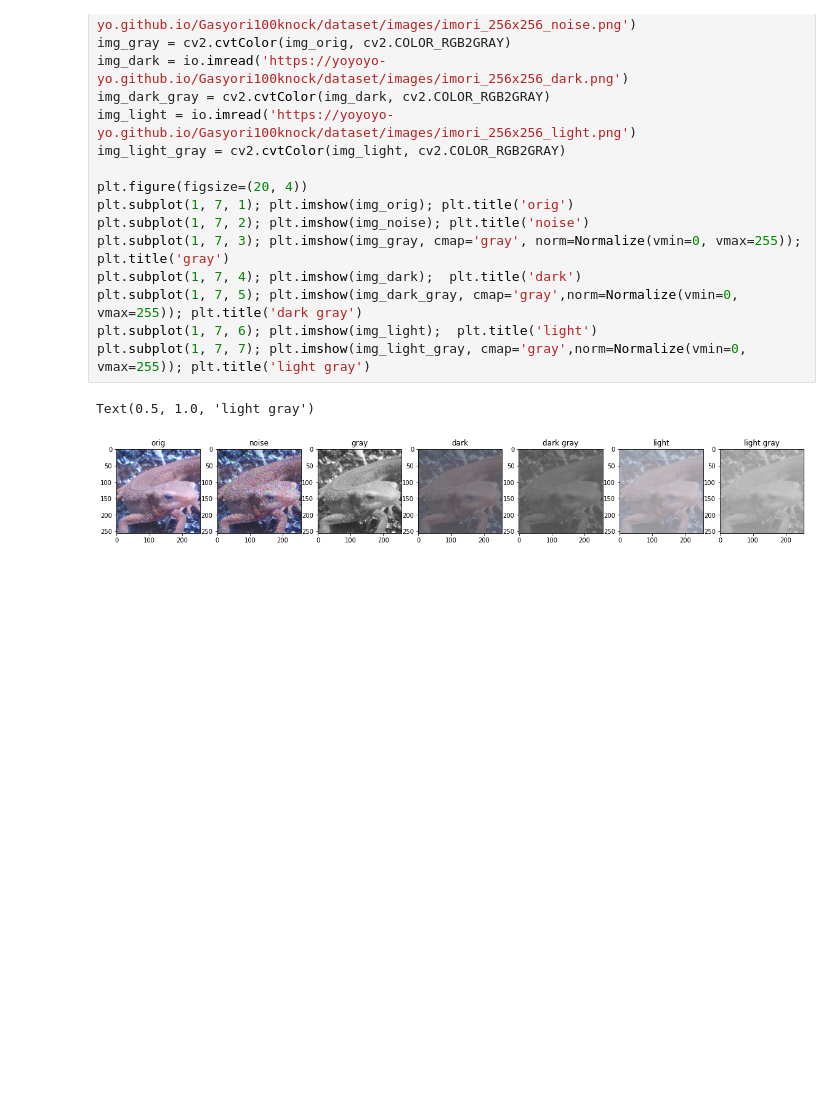
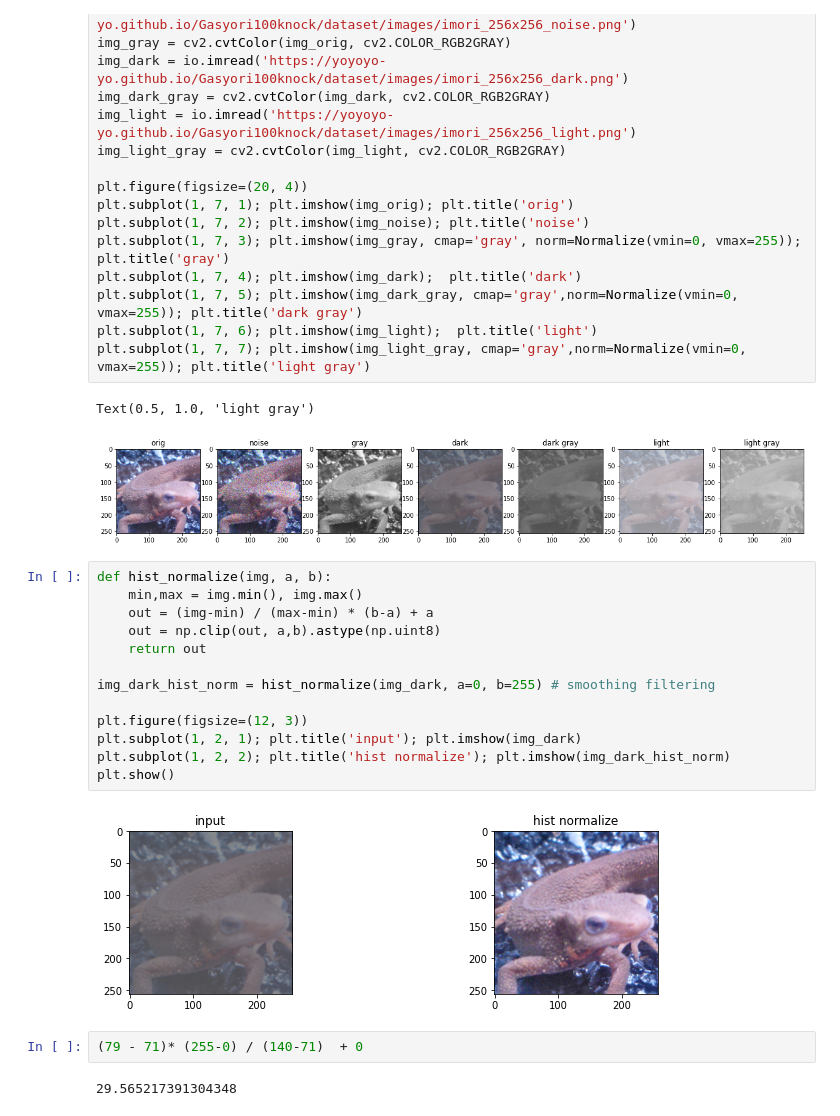
Before and after one commit to azugxi7374/garakuta222, a Jupyter notebook: 004_gazo/008.ipynb, the cells around one changed output. Drawn from its saved outputs; the diff is of its cells as text; blank space fills up the shorter version.

```diff
--- a/004_gazo/008.ipynb
+++ b/004_gazo/008.ipynb
@@ -145,3 +145,22 @@ plt.subplot(1, 7, 7); plt.imshow(img_light_gray, cmap='gray',norm=Normalize(vmin
 # %% [output]
 Text(0.5, 1.0, 'light gray')
 [figure]
+# %%
+def hist_normalize(img, a, b):
+    min,max = img.min(), img.max()
+    out = (img-min) / (max-min) * (b-a) + a
+    out = np.clip(out, a,b).astype(np.uint8)
+    return out
+
+img_dark_hist_norm = hist_normalize(img_dark, a=0, b=255) # smoothing filtering
+
+plt.figure(figsize=(12, 3))
+plt.subplot(1, 2, 1); plt.title('input'); plt.imshow(img_dark)
+plt.subplot(1, 2, 2); plt.title('hist normalize'); plt.imshow(img_dark_hist_norm)
+plt.show()
+# %% [output]
+[figure, added]
+# %%
+(79 - 71)* (255-0) / (140-71)  + 0
+# %% [output]
+29.565217391304348
```
Also changed, not shown: parts of 1 cell of this notebook.
